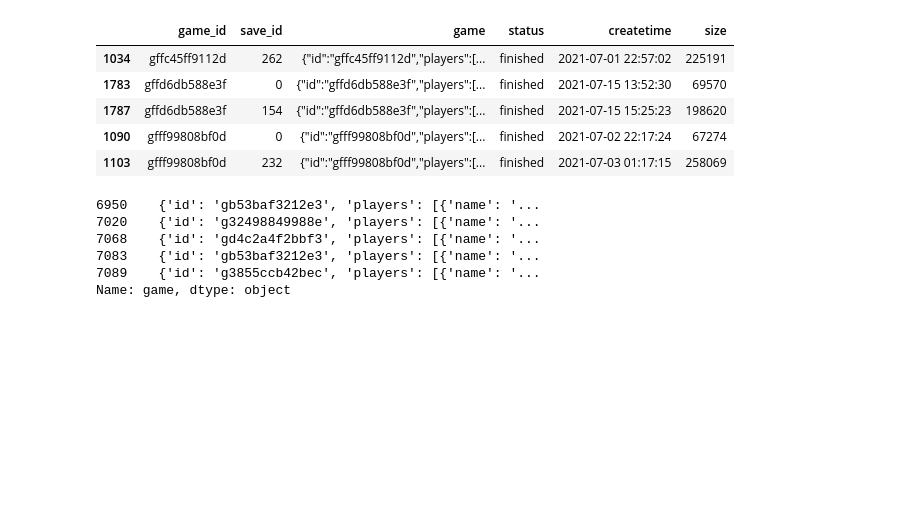
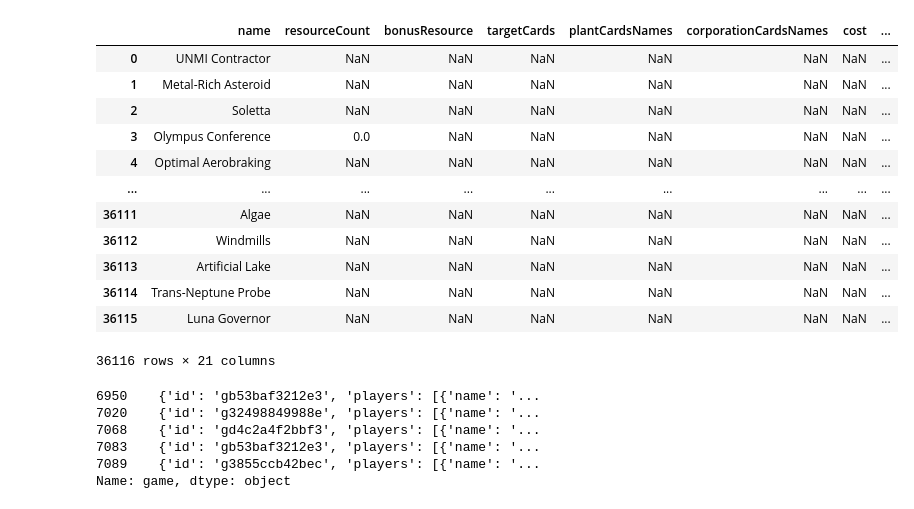
Before and after one commit to Ender-Wiggin2019/tfm-summary, a Jupyter notebook: sqlite.ipynb, the cells around one changed output. Cells and saved outputs as stored; diff of their text form; code cells hidden in the pictures; blank space fills up the shorter version.

Commit message:
flatten json to get cards data

```diff
--- a/sqlite.ipynb
+++ b/sqlite.ipynb
@@ -7,4 +8,4 @@ cnx = sqlite3.connect('./game.0802.db')
 # %%
 df = pd.read_sql_query("SELECT * FROM games", cnx)
 # %%
-game_df = df = pd.read_sql_query("SELECT * FROM game_results", cnx)
+game_df = pd.read_sql_query("SELECT * FROM game_results", cnx)
@@ -30 +27,33 @@ df2 = df[df['status']=='finished'].tail()
+# %%
+# 选择所有已完成数据
+df1a = df[df['status']=='finished']
+
+#  关联快照表，取所需字段，即game_df可以通过streamlit选项动态调整
+df1b = game_df.merge(df1a,how='left',on=['game_id', 'createtime'], suffixes=['','_drop'], indicator=True).query('_merge == "both"')
+
+df2 = df1b[df1b['players'] == 4]
+# 修改需要展开字段的类型为list
+false = False
+true = True
+null = None
+df2['game'] = df2['game'].apply(lambda x:eval(x))
+mid = pd.json_normalize(df2['game'],record_path=['players', 'playedCards'], meta=['id',  ['players','terraformRating'], ['players','name']], sep='_')
+# %%
+# mid.loc[:,['id','players_name','name']]
+mid
+# TODO  需要关联处理后的game_result表，获取position, gens, createtime等数据, 只能通过merge实现
+# %% [output]
+|  | name | resourceCount | bonusResource | targetCards | plantCardsNames | corporationCardsNames | cost | ... |
+| 0 | UNMI Contractor | NaN | NaN | NaN | NaN | NaN | NaN | ... |
+| 1 | Metal-Rich Asteroid | NaN | NaN | NaN | NaN | NaN | NaN | ... |
+| 2 | Soletta | NaN | NaN | NaN | NaN | NaN | NaN | ... |
+| 3 | Olympus Conference | 0.0 | NaN | NaN | NaN | NaN | NaN | ... |
+| 4 | Optimal Aerobraking | NaN | NaN | NaN | NaN | NaN | NaN | ... |
+| ... | ... | ... | ... | ... | ... | ... | ... | ... |
+| 36111 | Algae | NaN | NaN | NaN | NaN | NaN | NaN | ... |
+| 36112 | Windmills | NaN | NaN | NaN | NaN | NaN | NaN | ... |
+| 36113 | Artificial Lake | NaN | NaN | NaN | NaN | NaN | NaN | ... |
+| 36114 | Trans-Neptune Probe | NaN | NaN | NaN | NaN | NaN | NaN | ... |
+| 36115 | Luna Governor | NaN | NaN | NaN | NaN | NaN | NaN | ... |
+36116 rows × 21 columns
 # %%
@@ -39,10 +67,0 @@ with open('preview2.json', 'w') as f:
-# %%
-df['size'] = df.game.str.len()
-df[df['status']=='finished'].sort_values(['game_id','save_id']).tail()
-# %% [output]
-|  | game_id | save_id | game | status | createtime | size |
-| 1034 | gffc45ff9112d | 262 | {"id":"gffc45ff9112d","players":[... | finished | 2021-07-01 22:57:02 | 225191 |
-| 1783 | gffd6db588e3f | 0 | {"id":"gffd6db588e3f","players":[... | finished | 2021-07-15 13:52:30 | 69570 |
-| 1787 | gffd6db588e3f | 154 | {"id":"gffd6db588e3f","players":[... | finished | 2021-07-15 15:25:23 | 198620 |
-| 1090 | gfff99808bf0d | 0 | {"id":"gfff99808bf0d","players":[... | finished | 2021-07-02 22:17:24 | 67274 |
-| 1103 | gfff99808bf0d | 232 | {"id":"gfff99808bf0d","players":[... | finished | 2021-07-03 01:17:15 | 258069 |
```
Also changed, not shown: parts of 7 cells of this notebook.
